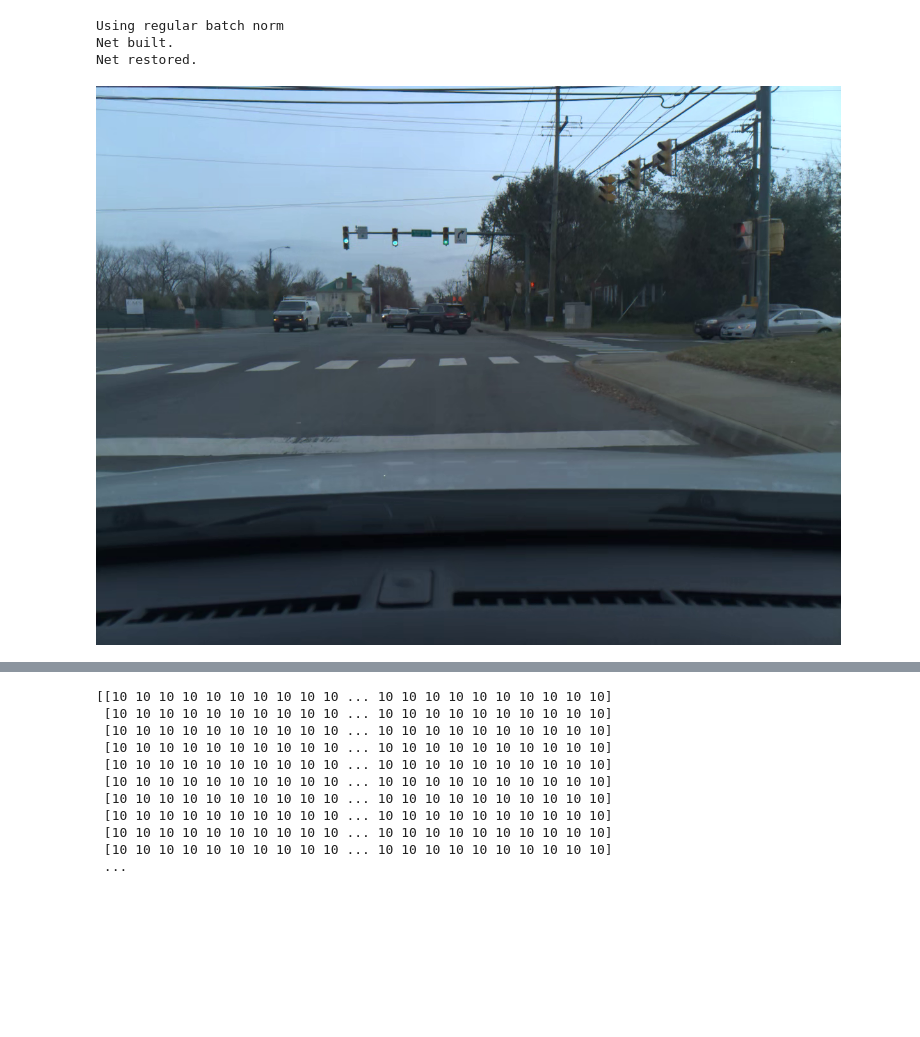
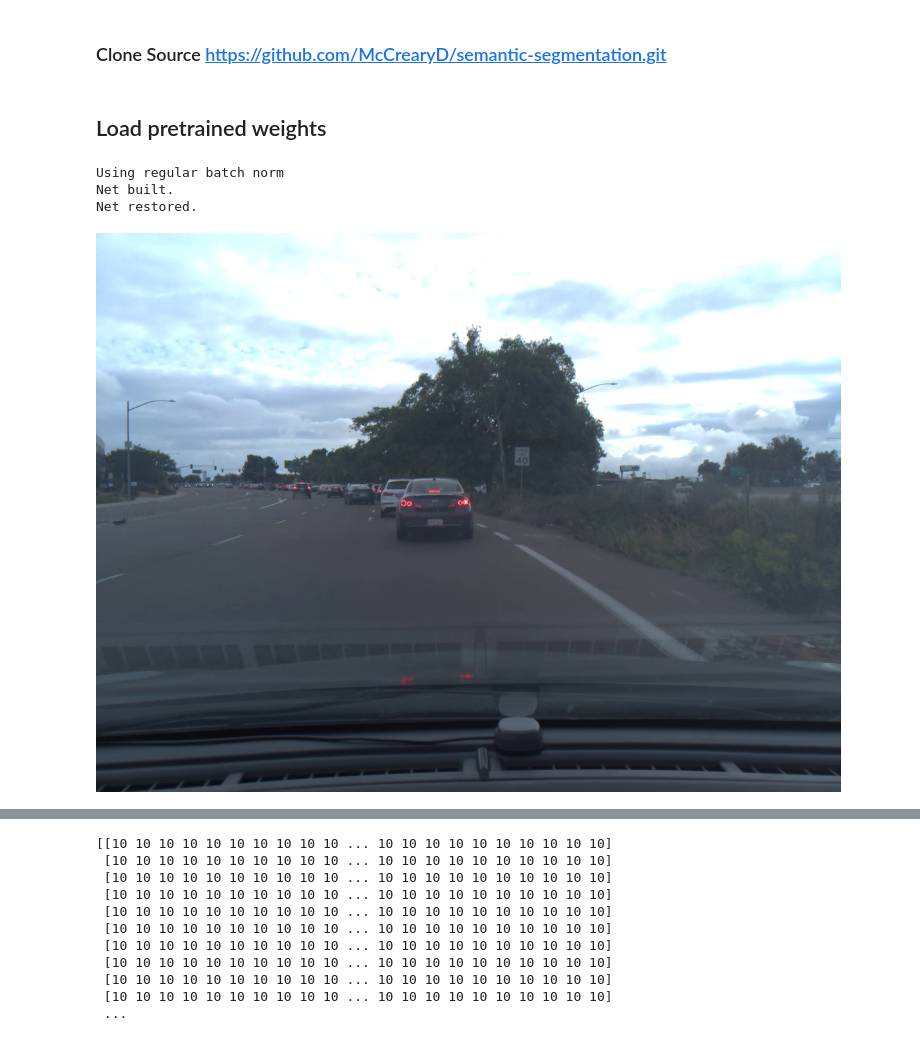
Before and after one commit to McCrearyD/semantic-segmentation, a Jupyter notebook: Setup.ipynb, the cells around one changed output, grey strips where cells are left out. Saved outputs shown, nothing was run; the diff lists cells and outputs as text; code cells hidden in the pictures; blank space fills up the shorter version.

```diff
--- a/Setup.ipynb
+++ b/Setup.ipynb
@@ -1,3 +1,5 @@
+# %% [markdown]
+### Clone Source https://github.com/McCrearyD/semantic-segmentation.git
 # %%
 import os
 from time import time
@@ -6,4 +8,6 @@ import numpy as np
 from utils import helpers
 
 np.set_printoptions(edgeitems=10)
+# %% [markdown]
+## Load pretrained weights
 # %%
@@ -19,21 +22,21 @@ Net restored.
 # %%
 img_dir = 'comma10k/imgs'
 segz_dir = 'comma10k/segz'
 ims = os.listdir(img_dir)
-x = Image.open(os.path.join(img_dir, ims[99]))
+x = Image.open(os.path.join(img_dir, ims[5]))
 x_np = np.array(x)
 
 # edges = x.filter(ImageFilter.FIND_EDGES)
 # edges.putalpha(128)
 # x.paste(edges, (0, 0), edges)
 # x = edges
 
 # contrast = ImageEnhance.Contrast(x)
 # enhanced = contrast.enhance(0.9)
 # x = enhanced
 # x_np = np.array(enhanced)
 
 x_np = np.array(x)
 x
 # %% [output]
-[figure, old version]
+[figure, new version]
```
Also changed, not shown: parts of 6 cells of this notebook.
